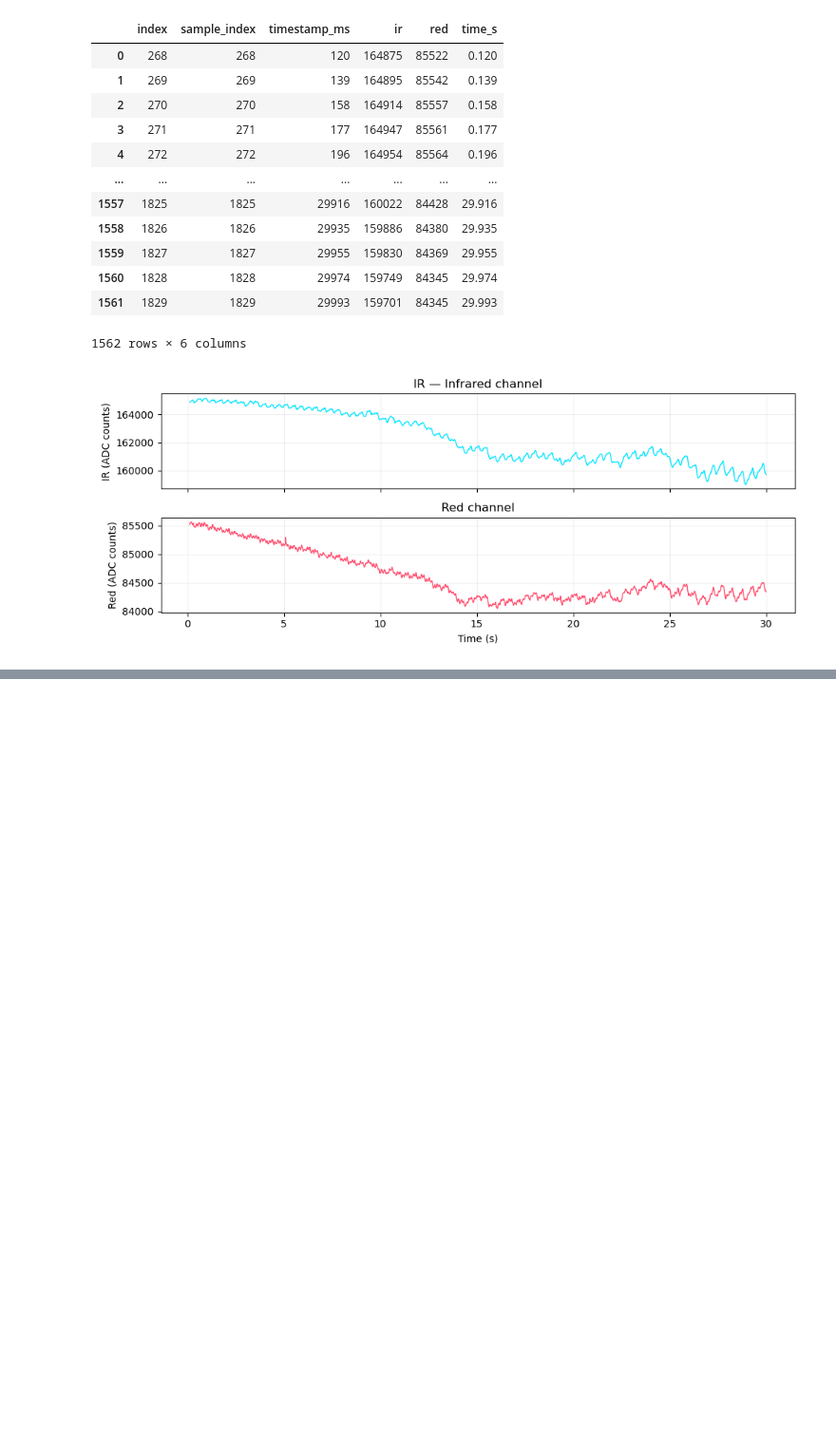
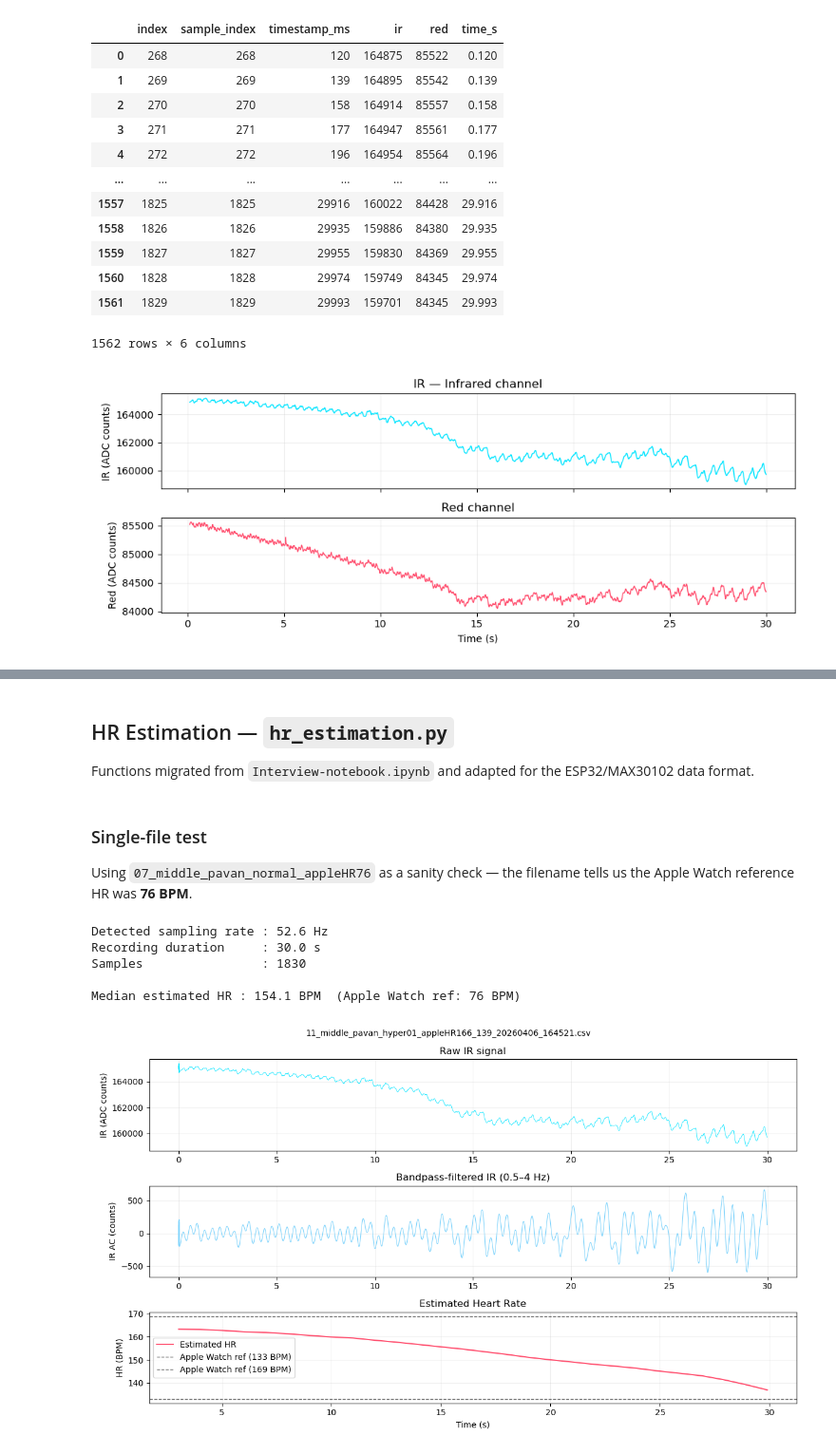
Before and after one commit to sumachinta/ppg-heart-rate-monitor, a Jupyter notebook: analysis/data_eda.ipynb, the cells around one changed output, grey strips where cells are left out. Shown at 95% size. Saved outputs shown, nothing was run; the diff lists cells and outputs as text; code cells hidden in the pictures; blank space fills up the shorter version.

Commit message:
instaneous hr estimation module

```diff
--- a/analysis/data_eda.ipynb
+++ b/analysis/data_eda.ipynb
@@ -6,7 +6,7 @@ import numpy as np
 import matplotlib.pyplot as plt
 from pathlib import Path
 # %%
-DATA_DIR = Path("data")
+DATA_DIR = Path("../data")
 files = sorted(DATA_DIR.glob("*.csv"))
 for f in files:
     print(f.name)
@@ -272,0 +74,4 @@ Heart rate     : 69.7 BPM
+# %% [markdown]
+## HR Estimation — `hr_estimation.py`
+
+Functions migrated from `Interview-notebook.ipynb` and adapted for the ESP32/MAX30102 data format.
@@ -272,0 +84,53 @@ Heart rate     : 69.7 BPM
+# %% [markdown]
+### Single-file test
+
+Using `07_middle_pavan_normal_appleHR76` as a sanity check — the filename tells us the Apple Watch reference HR was **76 BPM**.
+# %%
+TEST_FILE = DATA_DIR / "11_middle_pavan_hyper01_appleHR166_139_20260406_164521.csv"
+df_test = pd.read_csv(TEST_FILE)
+df_test['time_s'] = df_test['timestamp_ms'] / 1000.0
+
+fs_detected = 1000.0 / np.median(np.diff(df_test['timestamp_ms'].values))
+print(f"Detected sampling rate : {fs_detected:.1f} Hz")
+print(f"Recording duration     : {df_test['time_s'].iloc[-1]:.1f} s")
+print(f"Samples                : {len(df_test)}")
+
+hr_result = est_hr(df_test)
+print(f"\nMedian estimated HR : {hr_result['hr_bpm'].median():.1f} BPM  (Apple Watch ref: 76 BPM)")
+# %% [output]
+Detected sampling rate : 52.6 Hz
+Recording duration     : 30.0 s
+Samples                : 1830
+
+Median estimated HR : 154.1 BPM  (Apple Watch ref: 76 BPM)
+# %%
+fig, axes = plt.subplots(3, 1, figsize=(12, 7), sharex=False)
+
+# Raw IR
+axes[0].plot(df_test['time_s'], df_test['ir'], color='#00e5ff', lw=0.6)
+axes[0].set_ylabel('IR (ADC counts)')
+axes[0].set_title('Raw IR signal')
+axes[0].grid(True, alpha=0.2)
+
+# Bandpass-filtered IR
+ir_filt = bandpass_filter(df_test['ir'].values, fs=fs_detected)
+axes[1].plot(df_test['time_s'], ir_filt, color='#7dd3fc', lw=0.8)
+axes[1].set_ylabel('IR AC (counts)')
+axes[1].set_title('Bandpass-filtered IR (0.5–4 Hz)')
+axes[1].grid(True, alpha=0.2)
+
+# Estimated HR over time
+axes[2].plot(hr_result.index / 1000, hr_result['hr_bpm'], color='#ff4d6d', lw=1.5, label='Estimated HR')
+axes[2].axhline(133, color='black', lw=1, ls='--', alpha=0.6, label='Apple Watch ref (133 BPM)')
+axes[2].axhline(169, color='black', lw=1, ls='--', alpha=0.6, label='Apple Watch ref (169 BPM)')
+axes[2].set_ylabel('HR (BPM)')
+axes[2].set_xlabel('Time (s)')
+axes[2].set_title('Estimated Heart Rate')
+axes[2].legend()
+axes[2].grid(True, alpha=0.2)
+
+plt.suptitle(TEST_FILE.name, fontsize=10)
+plt.tight_layout()
+plt.show()
+# %% [output]
+[figure, added]
```
Also changed, not shown: parts of 12 cells of this notebook, 1 other file.
